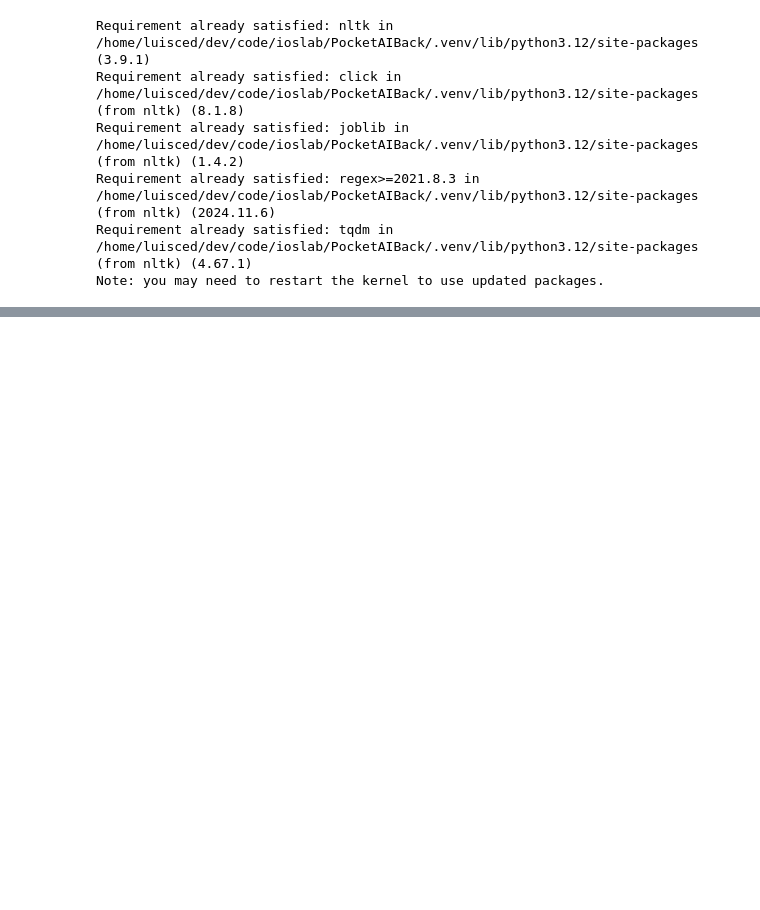
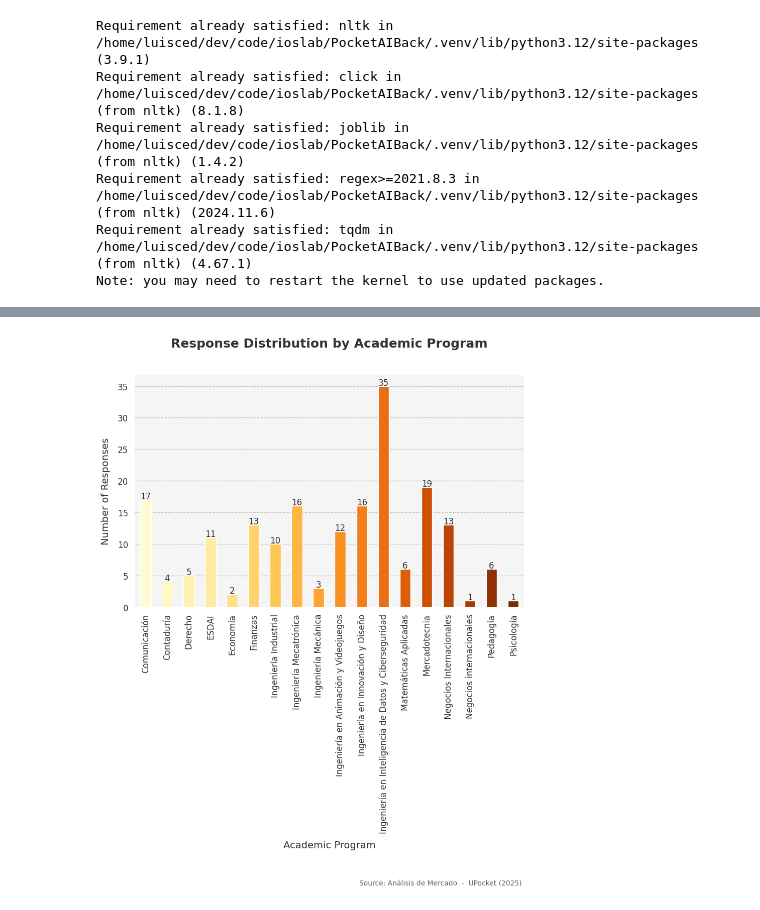
Before and after one commit to ios-lab-up/PocketAIBack, a Jupyter notebook: data/data_visualization.ipynb, the cells around one changed output, grey strips where cells are left out. Drawn from its saved outputs; the diff is of its cells as text; code cells hidden in the pictures; blank space fills up the shorter version.

```diff
--- a/data/data_visualization.ipynb
+++ b/data/data_visualization.ipynb
@@ -50,0 +23,58 @@ plt.show()
+# %%
+# Career Distribution
+plt.figure(figsize=(10, 6), dpi=100)
+
+# Sort index or values if appropriate; otherwise remove .sort_index()
+career_counts = df["¿Qué Carrera?"].value_counts().sort_index()
+
+# Use a sequential or qualitative palette; adjust to your preference
+palette = sns.color_palette("YlOrBr", len(career_counts))
+
+ax = career_counts.plot(kind="bar", color=palette)
+
+# Title and labels
+plt.title("Response Distribution by Academic Program\n",
+          fontsize=18, fontweight='bold', color='#333333', pad=20)
+plt.xlabel("Academic Program", fontsize=14, labelpad=10, color='#333333')
+plt.ylabel("Number of Responses", fontsize=14, labelpad=10, color='#333333')
+
+# Customize ticks and labels
+# Use rotation=0 or 45 depending on your labels' length
+# Example snippet
+plt.xticks(rotation=90, ha='center', fontsize=12, color='#333333')
+plt.yticks(fontsize=12, color='#333333')
+
+# Add data labels
+for p in ax.patches:
+    ax.annotate(
+        f"{int(p.get_height())}",
+        (p.get_x() + p.get_width() / 2., p.get_height()),
+        ha='center', va='center',
+        xytext=(0, 5),
+        textcoords='offset points',
+        fontsize=12,
+        color='#333333'
+    )
+
+# Add subtle grid
+plt.grid(axis='y', linestyle='--', alpha=0.4, color='grey')
+
+# Background color
+ax.set_facecolor('#F5F5F5')
+
+# Source note (matching style in second plot)
+plt.text(
+    1, -1.2,
+
+    "Source: Análisis de Mercado  -  UPocket (2025) ",
+    transform=ax.transAxes,
+    ha='right',
+    fontsize=10,
+    color='#666666'
+)
+
+sns.despine(left=True, bottom=True)
+plt.tight_layout()
+plt.show()
+# %% [output]
+[figure, added]
```
Also changed, not shown: parts of 7 cells of this notebook.
